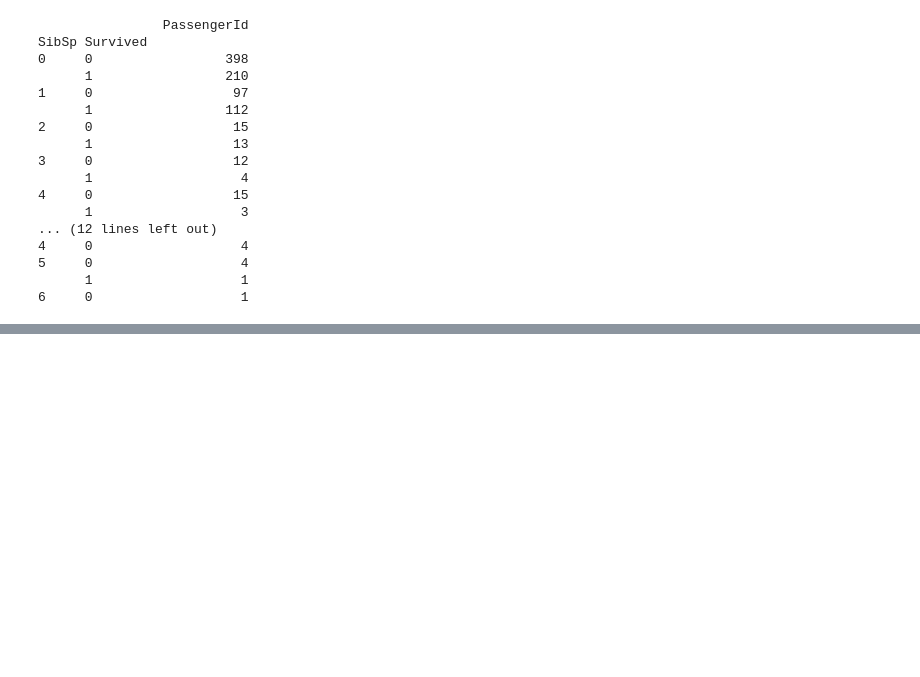
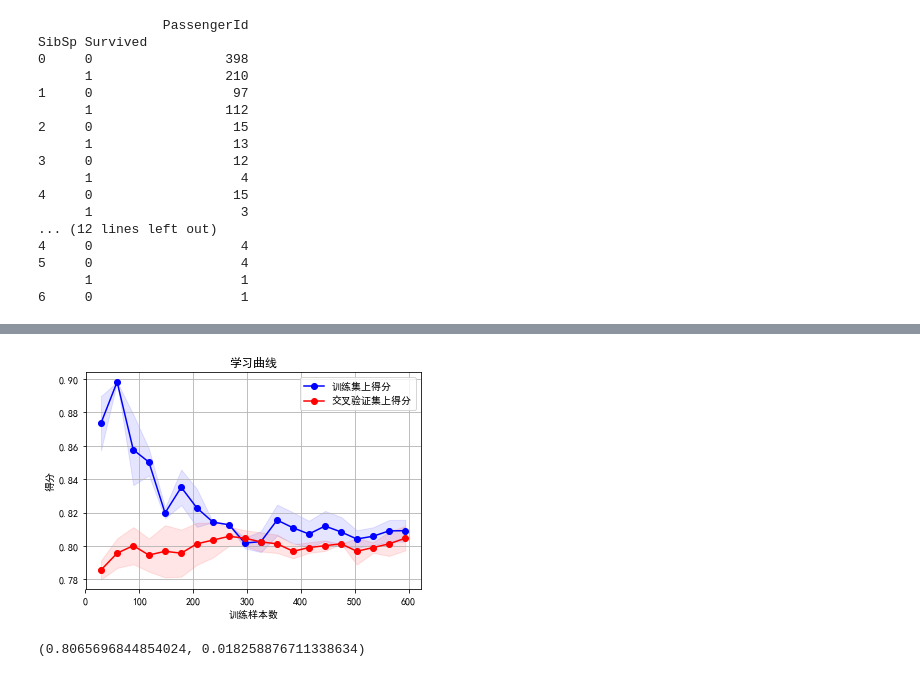
Before and after one commit to Hi-mazhen/kaggle, a Jupyter notebook: 1-Titanic/test.ipynb, the cells around one changed output, grey strips where cells are left out. Saved outputs shown, nothing was run; the diff lists cells and outputs as text; code cells hidden in the pictures; blank space fills up the shorter version.

```diff
--- a/1-Titanic/test.ipynb
+++ b/1-Titanic/test.ipynb
@@ -282,0 +337,8 @@ TypeError: 'numpy.ndarray' object is not callable
+# %%
+import sklearn.preprocessing as preprocessing
+scaler = preprocessing.StandardScaler()
+age_scale_param = scaler.fit(df['Age'].values.reshape(-1, 1))
+df['Age_scaled'] = scaler.fit_transform(df['Age'].values.reshape(-1, 1), age_scale_param)
+fare_scale_param = scaler.fit(df['Fare'].values.reshape(-1, 1))
+df['Fare_scaled'] = scaler.fit_transform(df['Fare'].values.reshape(-1, 1), fare_scale_param)
+df
@@ -282,0 +475,9 @@ TypeError: 'numpy.ndarray' object is not callable
+# %%
+from sklearn import cross_validation
+
+ #简单看看打分情况
+clf = linear_model.LogisticRegression(C=1.0, penalty='l1', tol=1e-6)
+all_data = df.filter(regex='Survived|Age_.*|SibSp|Parch|Fare_.*|Cabin_.*|Embarked_.*|Sex_.*|Pclass_.*')
+X = all_data.as_matrix()[:,1:]
+y = all_data.as_matrix()[:,0]
+print (cross_validation.cross_val_score(clf, X, y, cv=5))
@@ -282,0 +520,59 @@ TypeError: 'numpy.ndarray' object is not callable
+# %%
+import numpy as np
+import matplotlib.pyplot as plt
+from sklearn.learning_curve import learning_curve
+
+# 用sklearn的learning_curve得到training_score和cv_score，使用matplotlib画出learning curve
+def plot_learning_curve(estimator, title, X, y, ylim=None, cv=None, n_jobs=1,
+                        train_sizes=np.linspace(.05, 1., 20), verbose=0, plot=True):
+    """
+    画出data在某模型上的learning curve.
+    参数解释
+    ----------
+    estimator : 你用的分类器。
+    title : 表格的标题。
+    X : 输入的feature，numpy类型
+    y : 输入的target vector
+    ylim : tuple格式的(ymin, ymax), 设定图像中纵坐标的最低点和最高点
+    cv : 做cross-validation的时候，数据分成的份数，其中一份作为cv集，其余n-1份作为training(默认为3份)
+    n_jobs : 并行的的任务数(默认1)
+    """
+    train_sizes, train_scores, test_scores = learning_curve(
+        estimator, X, y, cv=cv, n_jobs=n_jobs, train_sizes=train_sizes, verbose=verbose)
+
+    train_scores_mean = np.mean(train_scores, axis=1)
+    train_scores_std = np.std(train_scores, axis=1)
+    test_scores_mean = np.mean(test_scores, axis=1)
+    test_scores_std = np.std(test_scores, axis=1)
+
+    if plot:
+        plt.figure()
+        plt.title(title)
+        if ylim is not None:
+            plt.ylim(*ylim)
+        plt.xlabel(u"训练样本数")
+        plt.ylabel(u"得分")
+        plt.gca().invert_yaxis()
+        plt.grid()
+
+        plt.fill_between(train_sizes, train_scores_mean - train_scores_std, train_scores_mean + train_scores_std,
+                         alpha=0.1, color="b")
+        plt.fill_between(train_sizes, test_scores_mean - test_scores_std, test_scores_mean + test_scores_std,
+                         alpha=0.1, color="r")
+        plt.plot(train_sizes, train_scores_mean, 'o-', color="b", label=u"训练集上得分")
+        plt.plot(train_sizes, test_scores_mean, 'o-', color="r", label=u"交叉验证集上得分")
+
+        plt.legend(loc="best")
+
+        plt.draw()
+        plt.gca().invert_yaxis()
+        plt.show()
+
+    midpoint = ((train_scores_mean[-1] + train_scores_std[-1]) + (test_scores_mean[-1] - test_scores_std[-1])) / 2
+    diff = (train_scores_mean[-1] + train_scores_std[-1]) - (test_scores_mean[-1] - test_scores_std[-1])
+    return midpoint, diff
+
+plot_learning_curve(clf, u"学习曲线", X, y)
+# %% [output]
+[figure, added]
+(0.8065696844854024, 0.018258876711338634)
```
Also changed, not shown: parts of 16 cells of this notebook, 3 other files.
